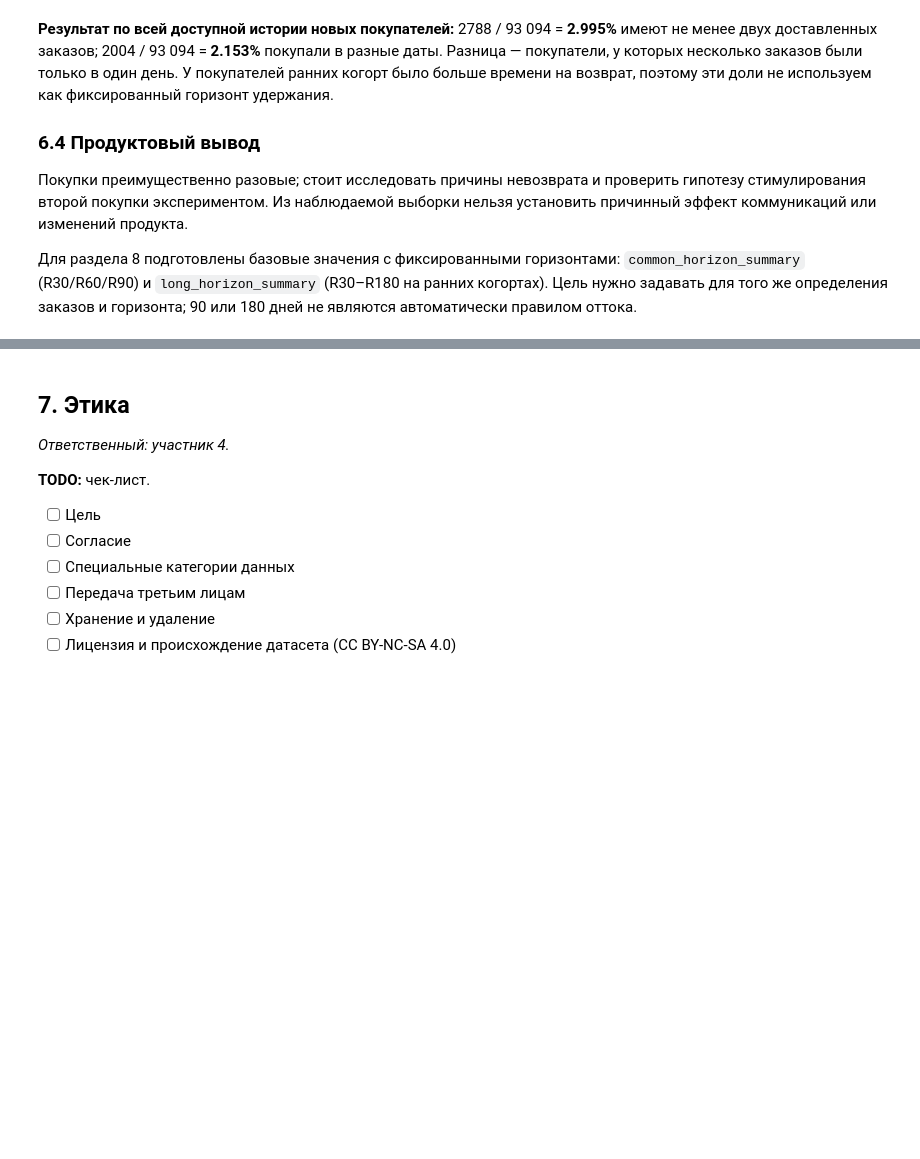
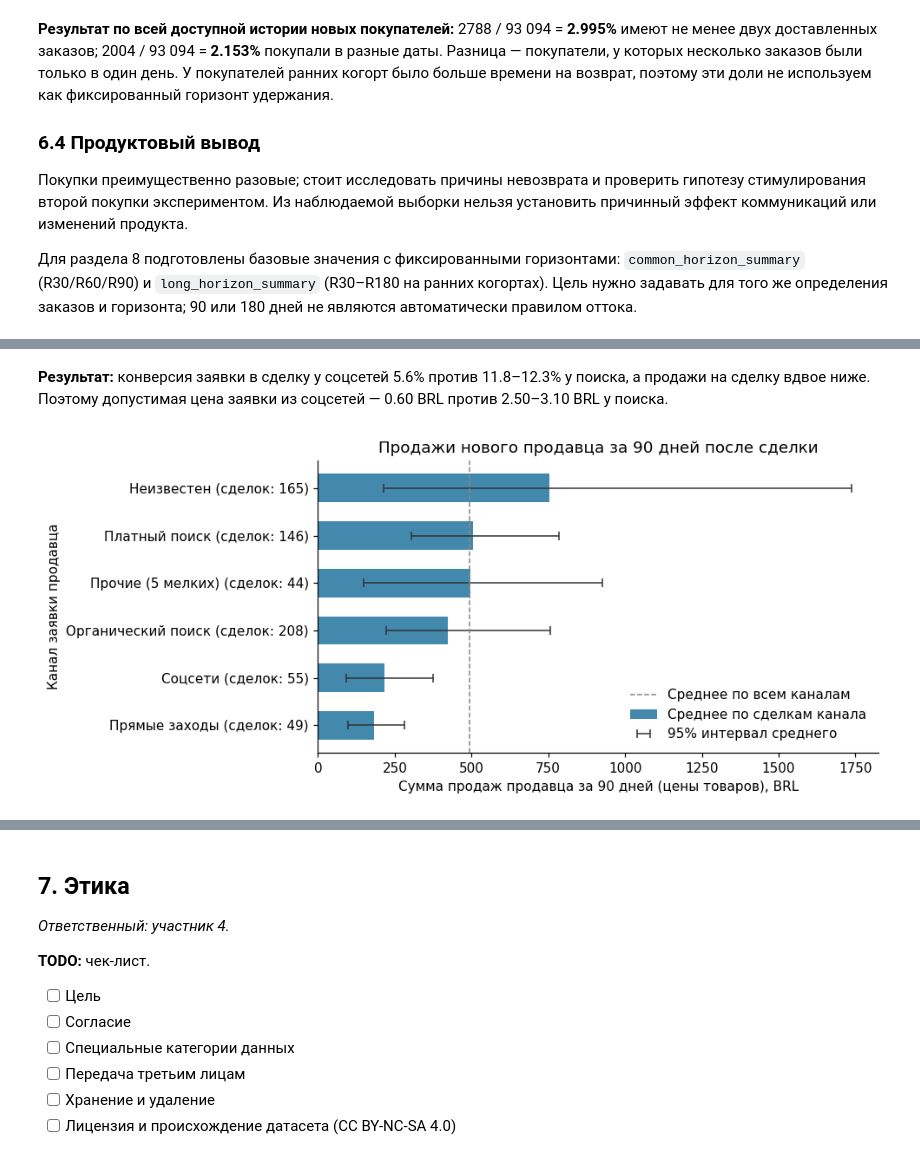
Before and after one commit to iverid/ProdAnal, a Jupyter notebook: project.ipynb, the cells around one changed output, grey strips where cells are left out. Saved outputs shown, nothing was run; the diff lists cells and outputs as text; code cells hidden in the pictures; blank space fills up the shorter version.

```diff
--- a/project.ipynb
+++ b/project.ipynb
@@ -823,0 +948,20 @@ assert buyer_day_counts.ge(2).sum() == repeats.customer_unique_id.nunique()
+# %% [markdown]
+**Результат:** конверсия заявки в сделку у соцсетей 5.6% против 11.8–12.3% у поиска, а продажи на сделку вдвое ниже. Поэтому допустимая цена заявки из соцсетей — 0.60 BRL против 2.50–3.10 BRL у поиска.
+# %%
+plot_gmv = channel_gmv.drop('Все каналы').sort_values('gmv90')
+y = range(len(plot_gmv))
+fig, ax = plt.subplots(figsize=(9, 4))
+ax.barh(y, plot_gmv.gmv90, color='#4388ad', height=0.6, label='Среднее по сделкам канала')
+ax.errorbar(plot_gmv.gmv90, y, xerr=[plot_gmv.gmv90 - plot_gmv.ci_low, plot_gmv.ci_high - plot_gmv.gmv90],
+            fmt='none', ecolor='#333333', capsize=3, linewidth=1, label='95% интервал среднего')
+ax.axvline(channel_gmv.loc['Все каналы', 'gmv90'], color='#888888', linestyle='--', linewidth=1,
+           label='Среднее по всем каналам')
+ax.set_yticks(y, [f'{name} (сделок: {n})' for name, n in plot_gmv.deals.items()])
+ax.set(title='Продажи нового продавца за 90 дней после сделки',
+       xlabel='Сумма продаж продавца за 90 дней (цены товаров), BRL', ylabel='Канал заявки продавца')
+ax.legend(loc='lower right', frameon=False)
+ax.spines[['top', 'right']].set_visible(False)
+fig.tight_layout()
+plt.show()
+# %% [output]
+[figure, added]
```
Also changed, not shown: parts of 9 cells of this notebook.
